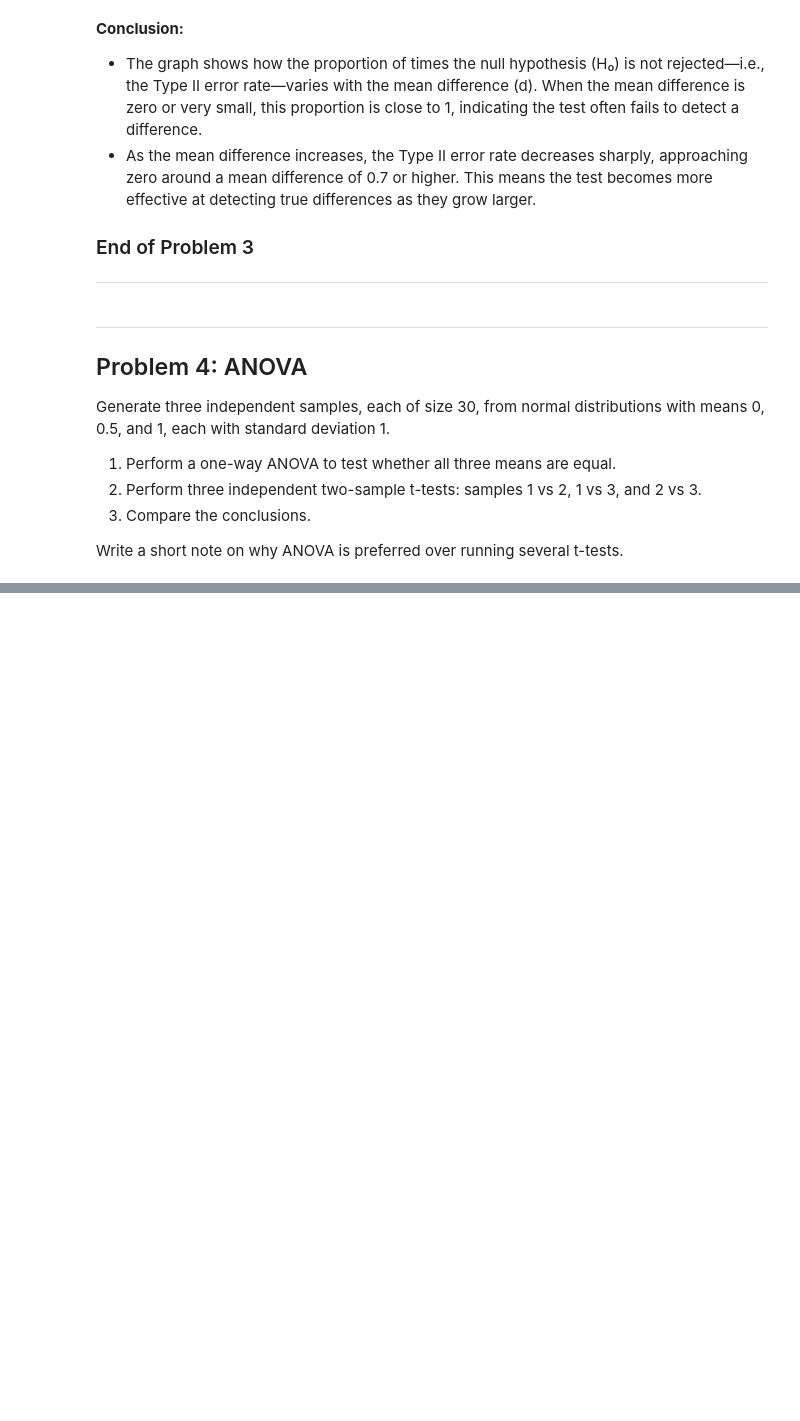
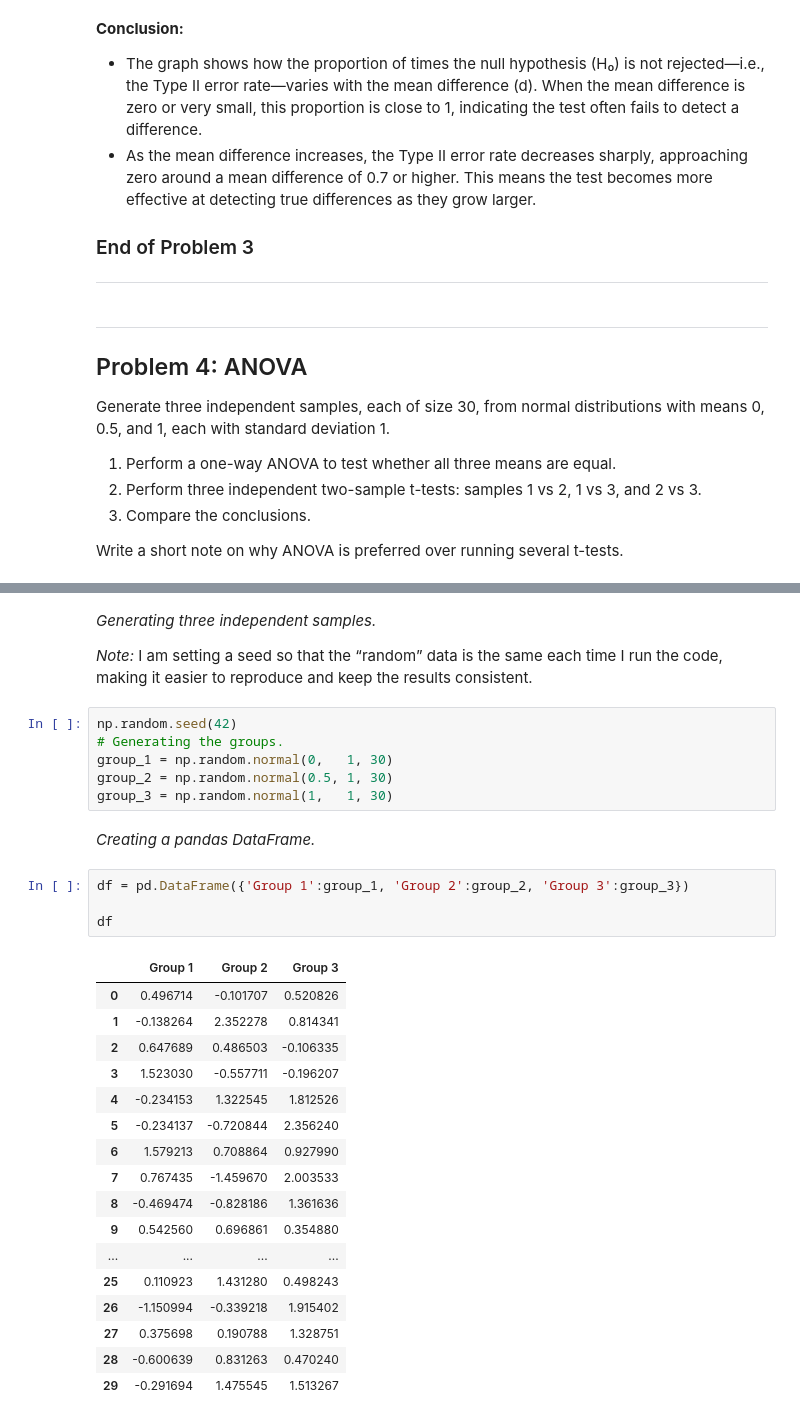
Before and after one commit to ermelinda-q/applied-statistics, a Jupyter notebook: problems.ipynb, the cells around one changed output, grey strips where cells are left out. Drawn from its saved outputs; the diff is of its cells as text; blank space fills up the shorter version.

```diff
--- a/problems.ipynb
+++ b/problems.ipynb
@@ -755,0 +785,34 @@ Write a short note on why ANOVA is preferred over running several t-tests.
+# %% [markdown]
+_Generating three independent samples._
+
+_Note:_ I am setting a seed so that the “random” data is the same each time I run the code, making it easier to reproduce and keep the results consistent.
+# %%
+np.random.seed(42)
+# Generating the groups.
+group_1 = np.random.normal(0,   1, 30)
+group_2 = np.random.normal(0.5, 1, 30)
+group_3 = np.random.normal(1,   1, 30)
+# %% [markdown]
+_Creating a pandas DataFrame._
+# %%
+df = pd.DataFrame({'Group 1':group_1, 'Group 2':group_2, 'Group 3':group_3})
+
+df
+# %% [output]
+|  | Group 1 | Group 2 | Group 3 |
+| 0 | 0.496714 | -0.101707 | 0.520826 |
+| 1 | -0.138264 | 2.352278 | 0.814341 |
+| 2 | 0.647689 | 0.486503 | -0.106335 |
+| 3 | 1.523030 | -0.557711 | -0.196207 |
+| 4 | -0.234153 | 1.322545 | 1.812526 |
+| 5 | -0.234137 | -0.720844 | 2.356240 |
+| 6 | 1.579213 | 0.708864 | 0.927990 |
+| 7 | 0.767435 | -1.459670 | 2.003533 |
+| 8 | -0.469474 | -0.828186 | 1.361636 |
+| 9 | 0.542560 | 0.696861 | 0.354880 |
+| ... | ... | ... | ... |
+| 25 | 0.110923 | 1.431280 | 0.498243 |
+| 26 | -1.150994 | -0.339218 | 1.915402 |
+| 27 | 0.375698 | 0.190788 | 1.328751 |
+| 28 | -0.600639 | 0.831263 | 0.470240 |
+| 29 | -0.291694 | 1.475545 | 1.513267 |
```
Also changed, not shown: parts of 17 cells of this notebook, 1 other file.
